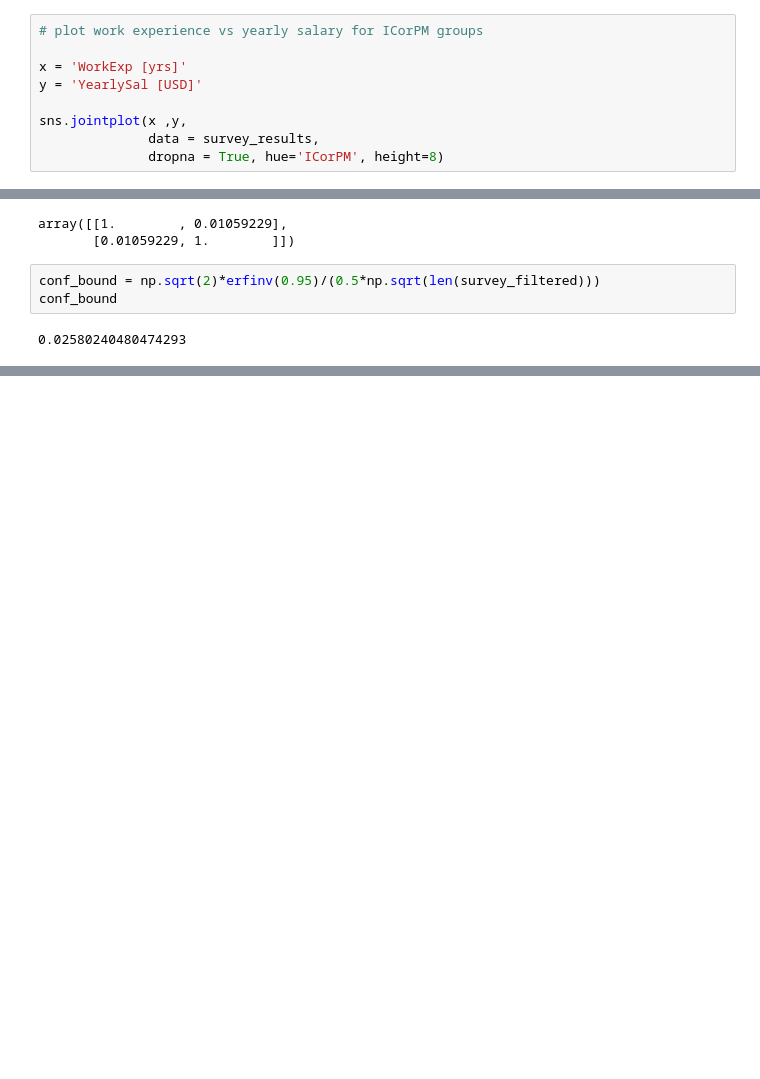
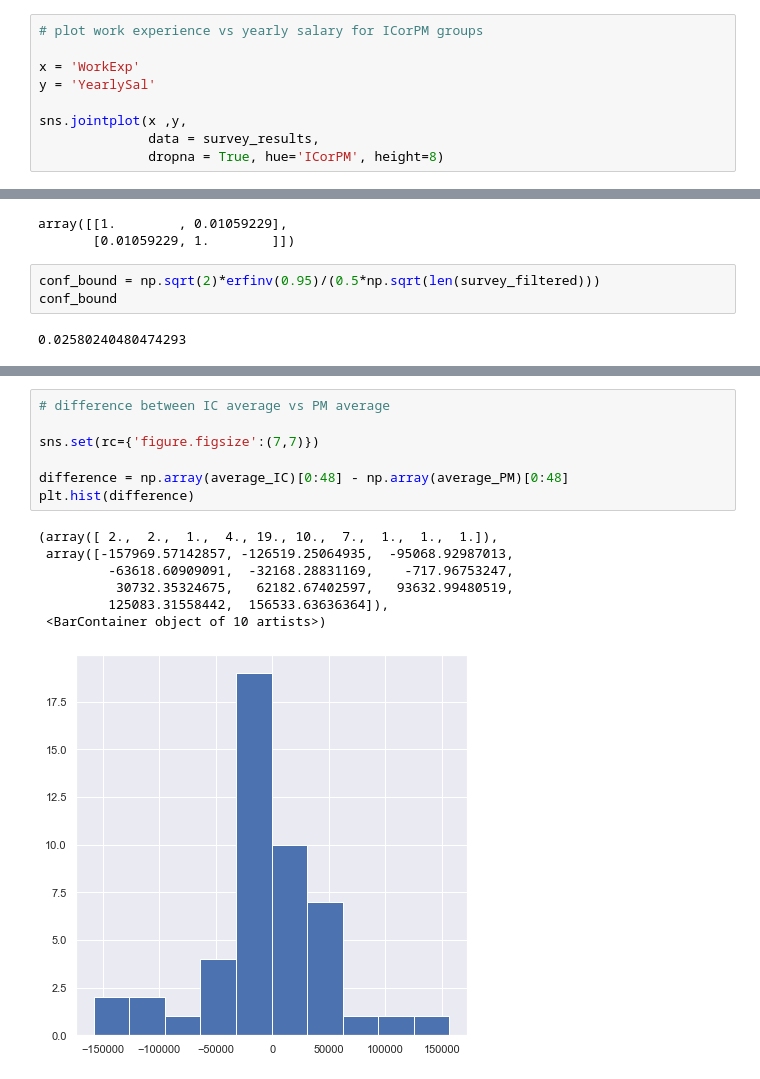
Before and after one commit to NicolaasOriePTX/udacity-nanodegree-project1, a Jupyter notebook: main.ipynb, the cells around one changed output, grey strips where cells are left out. Cells and saved outputs as stored; diff of their text form; blank space fills up the shorter version.

```diff
--- a/main.ipynb
+++ b/main.ipynb
@@ -127,8 +180,8 @@ survey_results_IC = survey_results[survey_results['ICorPM']=='Independent contri
 # %%
 # plot work experience vs yearly salary for ICorPM groups
 
-x = 'WorkExp [yrs]'
-y = 'YearlySal [USD]'
+x = 'WorkExp'
+y = 'YearlySal'
 
 sns.jointplot(x ,y,
               data = survey_results,
@@ -259,0 +303,15 @@ survey_filtered_contr.corr()
+# %%
+# difference between IC average vs PM average
+
+sns.set(rc={'figure.figsize':(7,7)})
+
+difference = np.array(average_IC)[0:48] - np.array(average_PM)[0:48]
+plt.hist(difference)
+# %% [output]
+(array([ 2.,  2.,  1.,  4., 19., 10.,  7.,  1.,  1.,  1.]),
+ array([-157969.57142857, -126519.25064935,  -95068.92987013,
+         -63618.60909091,  -32168.28831169,    -717.96753247,
+          30732.35324675,   62182.67402597,   93632.99480519,
+         125083.31558442,  156533.63636364]),
+ <BarContainer object of 10 artists>)
+[figure, added]
```
Also changed, not shown: parts of 71 cells of this notebook.
